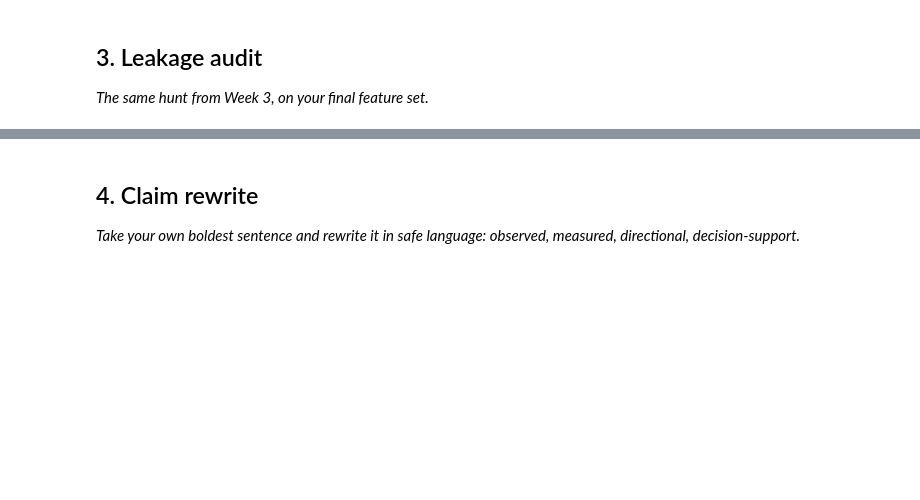
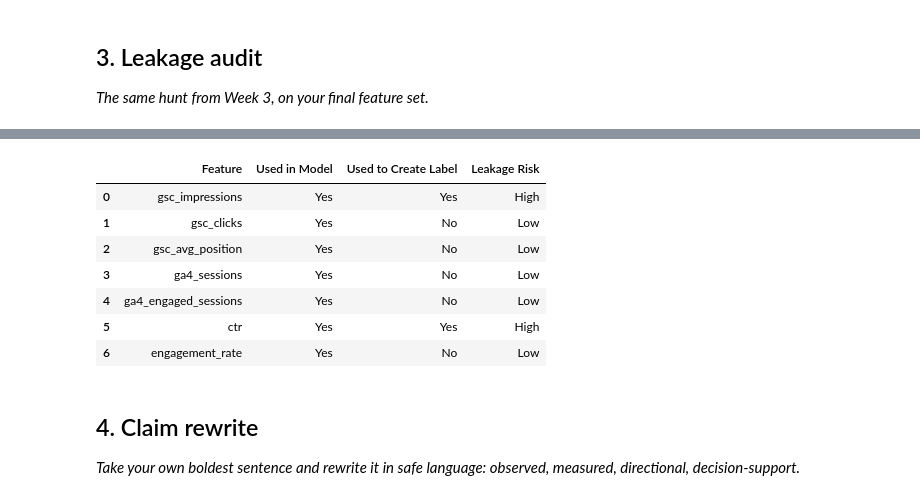
Before and after one commit to adityag30/FlyRank-internship-ML, a Jupyter notebook: work/notebooks/w06_validation_audit.ipynb, the cells around one changed output, grey strips where cells are left out. Cells and saved outputs as stored; diff of their text form; code cells hidden in the pictures; blank space fills up the shorter version.

```diff
--- a/work/notebooks/w06_validation_audit.ipynb
+++ b/work/notebooks/w06_validation_audit.ipynb
@@ -30,3 +192,40 @@ This skeleton is yours to fill. Work the sections **in order** — each one has
+# %%
+# This cell is for CODE (numbers, a query, a check).
+import pandas as pd
+
+leakage_audit = pd.DataFrame({
+    "Feature": feature_cols,
+    "Used in Model": ["Yes"] * len(feature_cols),
+    "Used to Create Label": [
+        "Yes",   # gsc_impressions
+        "No",    # gsc_clicks
+        "No",    # gsc_avg_position
+        "No",    # ga4_sessions
+        "No",    # ga4_engaged_sessions
+        "Yes",   # ctr
+        "No"     # engagement_rate
+    ],
+    "Leakage Risk": [
+        "High",
+        "Low",
+        "Low",
+        "Low",
+        "Low",
+        "High",
+        "Low"
+    ]
+})
+
+display(leakage_audit)
+# %% [output]
+|  | Feature | Used in Model | Used to Create Label | Leakage Risk |
+| 0 | gsc_impressions | Yes | Yes | High |
+| 1 | gsc_clicks | Yes | No | Low |
+| 2 | gsc_avg_position | Yes | No | Low |
+| 3 | ga4_sessions | Yes | No | Low |
+| 4 | ga4_engaged_sessions | Yes | No | Low |
+| 5 | ctr | Yes | Yes | High |
+| 6 | engagement_rate | Yes | No | Low |
 # %% [markdown]
 ## 4. Claim rewrite
 
```
Also changed, not shown: parts of 12 cells of this notebook.
